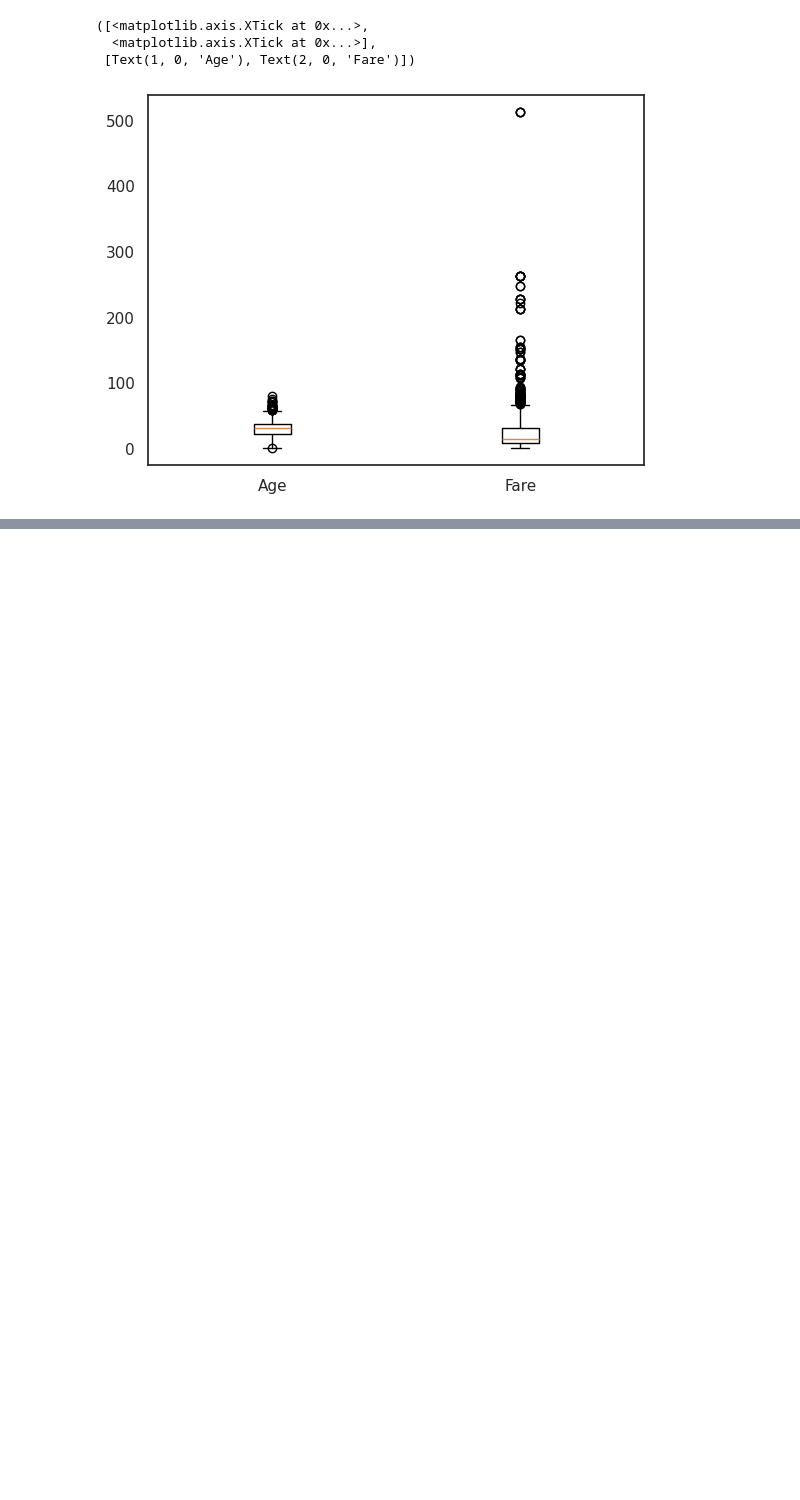
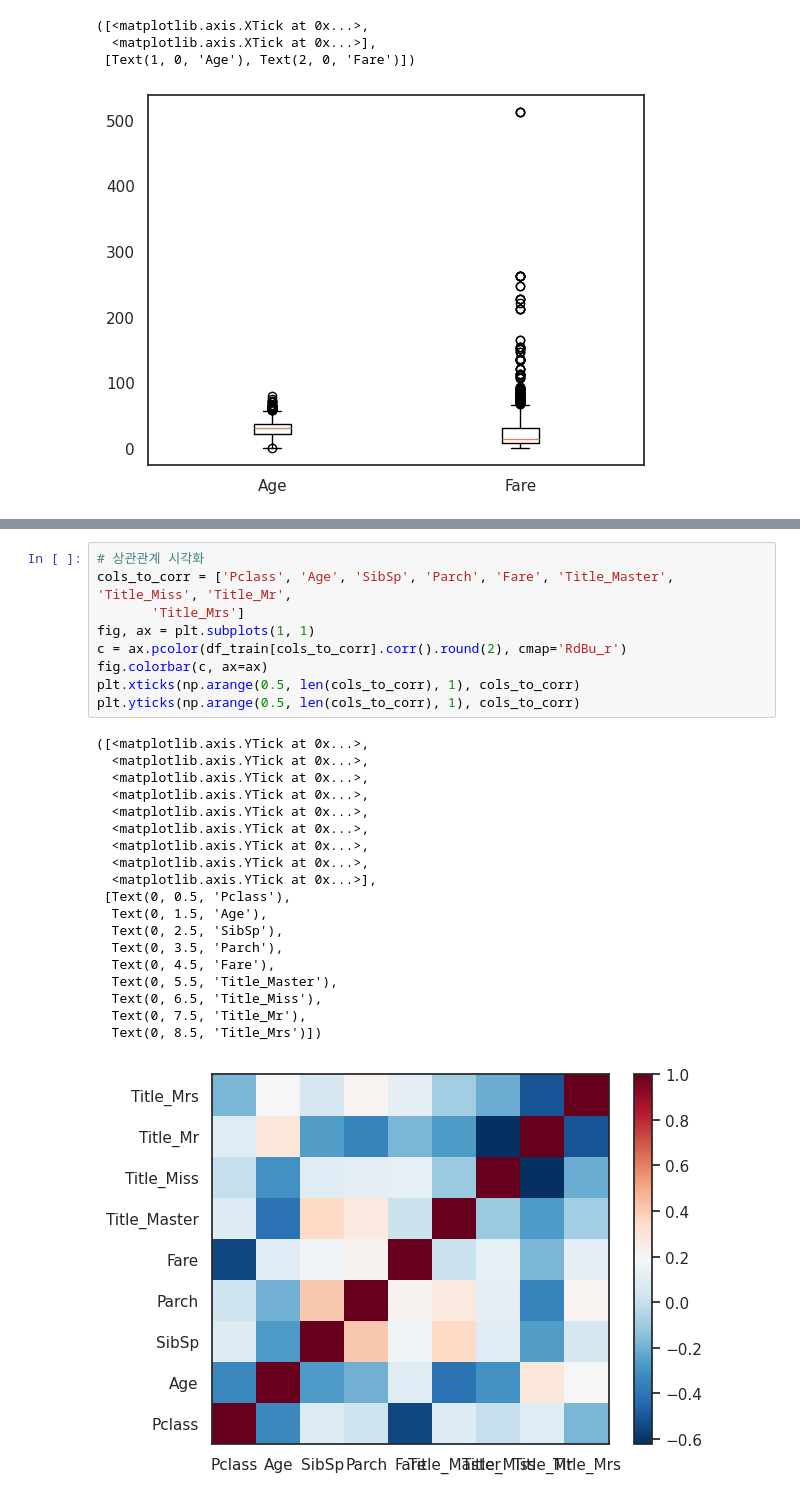
Before and after one commit to adcgunwoo/Titantic, a Jupyter notebook: titanic.ipynb, the cells around one changed output, grey strips where cells are left out. Cells and saved outputs as stored; diff of their text form; blank space fills up the shorter version.

```diff
--- a/titanic.ipynb
+++ b/titanic.ipynb
@@ -839,0 +1132,29 @@ df_train.sort_values(by=['Fare'], ascending=False).head(5)
+# %%
+# 상관관계 시각화
+cols_to_corr = ['Pclass', 'Age', 'SibSp', 'Parch', 'Fare', 'Title_Master', 'Title_Miss', 'Title_Mr',
+       'Title_Mrs']
+fig, ax = plt.subplots(1, 1)
+c = ax.pcolor(df_train[cols_to_corr].corr().round(2), cmap='RdBu_r')
+fig.colorbar(c, ax=ax)
+plt.xticks(np.arange(0.5, len(cols_to_corr), 1), cols_to_corr)
+plt.yticks(np.arange(0.5, len(cols_to_corr), 1), cols_to_corr)
+# %% [output]
+([<matplotlib.axis.YTick at 0x...>,
+  <matplotlib.axis.YTick at 0x...>,
+  <matplotlib.axis.YTick at 0x...>,
+  <matplotlib.axis.YTick at 0x...>,
+  <matplotlib.axis.YTick at 0x...>,
+  <matplotlib.axis.YTick at 0x...>,
+  <matplotlib.axis.YTick at 0x...>,
+  <matplotlib.axis.YTick at 0x...>,
+  <matplotlib.axis.YTick at 0x...>],
+ [Text(0, 0.5, 'Pclass'),
+  Text(0, 1.5, 'Age'),
+  Text(0, 2.5, 'SibSp'),
+  Text(0, 3.5, 'Parch'),
+  Text(0, 4.5, 'Fare'),
+  Text(0, 5.5, 'Title_Master'),
+  Text(0, 6.5, 'Title_Miss'),
+  Text(0, 7.5, 'Title_Mr'),
+  Text(0, 8.5, 'Title_Mrs')])
+[figure, added]
```
Also changed, not shown: parts of 53 cells of this notebook.
